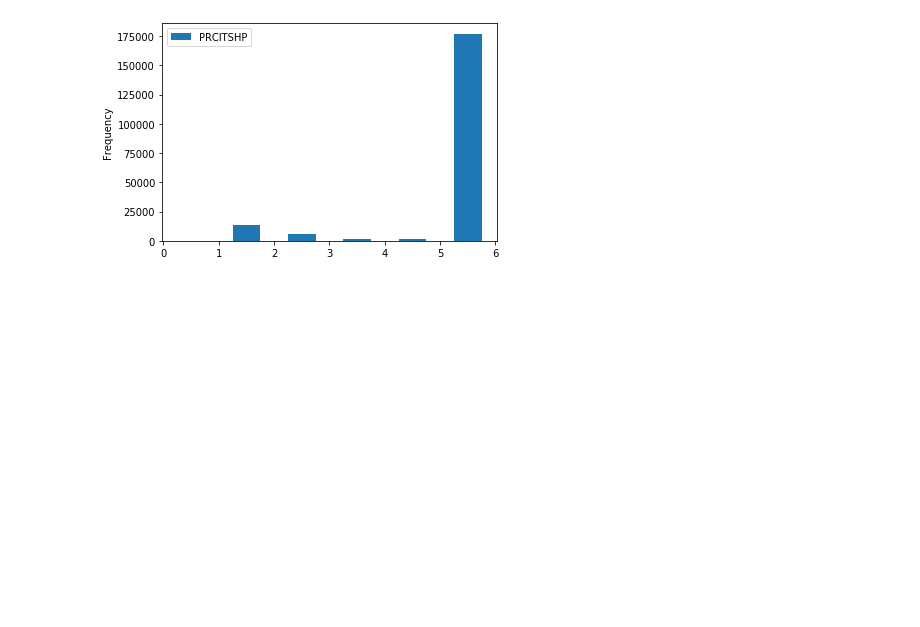
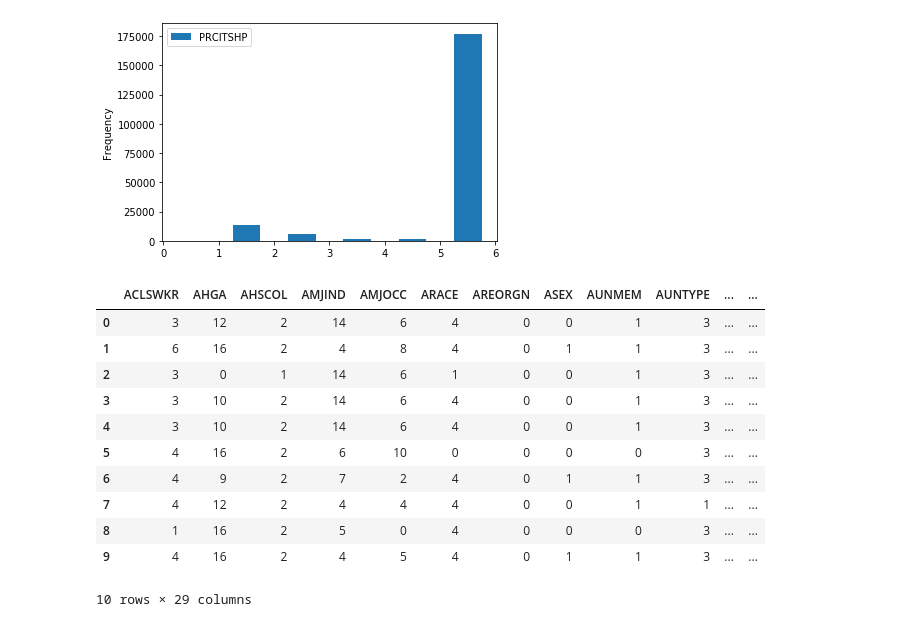
Before and after one commit to emnajaoua/us_census_challenge, a Jupyter notebook: exploration_notebook.ipynb, the cells around one changed output. Cells and saved outputs as stored; diff of their text form; code cells hidden in the pictures; blank space fills up the shorter version.

```diff
--- a/exploration_notebook.ipynb
+++ b/exploration_notebook.ipynb
@@ -211,3 +190,29 @@ df_replace_cit[['PRCITSHP']].plot(kind='hist',bins=[0,1,2,3,4,5,6],rwidth=0.5)
 plt.show()
 # %% [output]
 [figure]
+# %%
+X = df_train.copy()
+# Categorical boolean mask
+categorical_feature_mask = X.dtypes==object
+categorical_feature_cat = X.dtypes=='category'
+# filter categorical columns using mask and turn it into a list
+categorical_cols = X.columns[categorical_feature_mask].tolist() + X.columns[categorical_feature_cat].tolist()
+
+# instantiate labelencoder object
+le = LabelEncoder()
+
+# apply le on categorical feature columns
+X[categorical_cols] = X[categorical_cols].apply(lambda col: le.fit_transform(col))
+# %% [output]
+|  | ACLSWKR | AHGA | AHSCOL | AMJIND | AMJOCC | ARACE | AREORGN | ASEX | AUNMEM | AUNTYPE | ... | ... |
+| 0 | 3 | 12 | 2 | 14 | 6 | 4 | 0 | 0 | 1 | 3 | ... | ... |
+| 1 | 6 | 16 | 2 | 4 | 8 | 4 | 0 | 1 | 1 | 3 | ... | ... |
+| 2 | 3 | 0 | 1 | 14 | 6 | 1 | 0 | 0 | 1 | 3 | ... | ... |
+| 3 | 3 | 10 | 2 | 14 | 6 | 4 | 0 | 0 | 1 | 3 | ... | ... |
+| 4 | 3 | 10 | 2 | 14 | 6 | 4 | 0 | 0 | 1 | 3 | ... | ... |
+| 5 | 4 | 16 | 2 | 6 | 10 | 0 | 0 | 0 | 0 | 3 | ... | ... |
+| 6 | 4 | 9 | 2 | 7 | 2 | 4 | 0 | 1 | 1 | 3 | ... | ... |
+| 7 | 4 | 12 | 2 | 4 | 4 | 4 | 0 | 0 | 1 | 1 | ... | ... |
+| 8 | 1 | 16 | 2 | 5 | 0 | 4 | 0 | 0 | 0 | 3 | ... | ... |
+| 9 | 4 | 16 | 2 | 4 | 5 | 4 | 0 | 1 | 1 | 3 | ... | ... |
+10 rows × 29 columns
```
Also changed, not shown: parts of 15 cells of this notebook.
